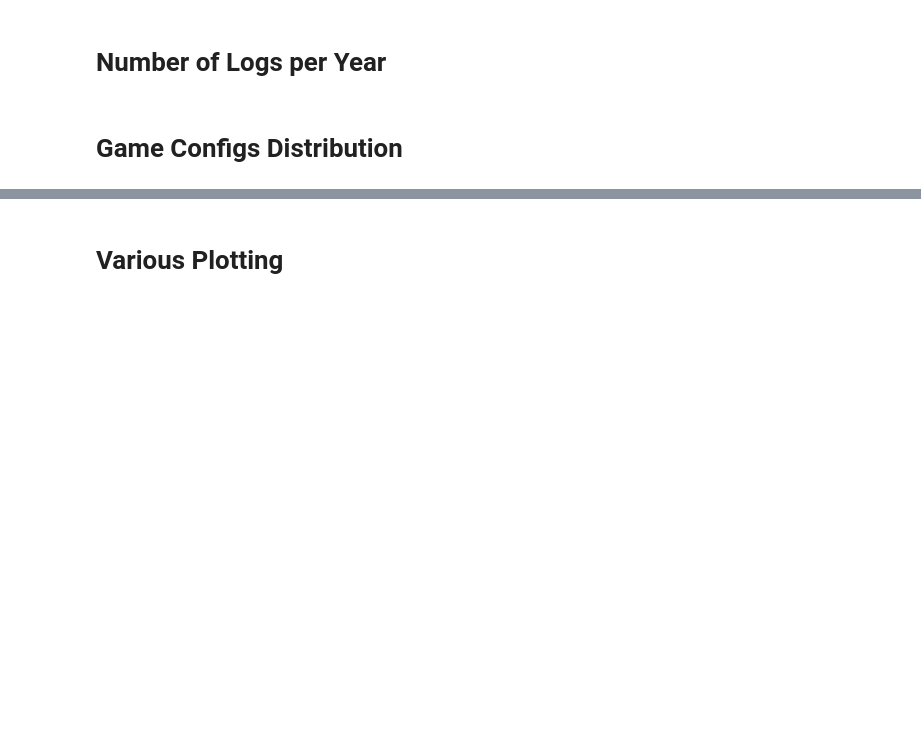
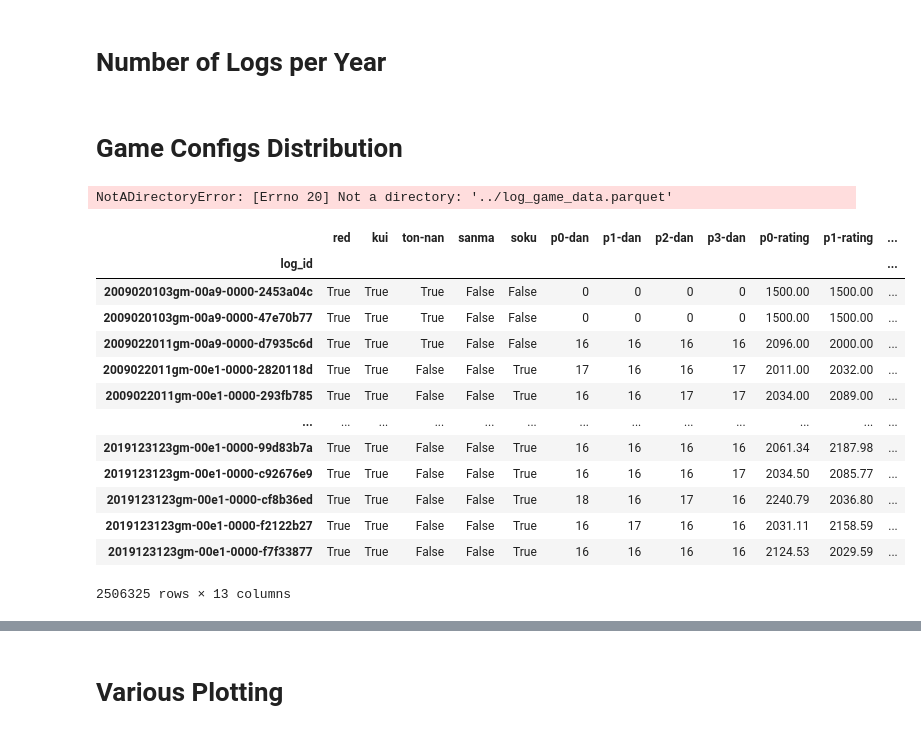
Before and after one commit to TrongTheAlpaca/mahjong_project, a Jupyter notebook: utilities/various_utilities.ipynb, the cells around one changed output, grey strips where cells are left out. Drawn from its saved outputs; the diff is of its cells as text; code cells hidden in the pictures; blank space fills up the shorter version.

```diff
--- a/utilities/various_utilities.ipynb
+++ b/utilities/various_utilities.ipynb
@@ -392,6 +370,34 @@ print("Filtered Total:", num_log_df['Filtered'].sum())
 log_plot = num_log_df.plot.bar(rot=0)
 # %% [markdown]
 # Game Configs Distribution
+# %%
+for i in (Path('..') / 'log_game_data.parquet').iterdir():
+    print(i)
+# %% [output]
+NotADirectoryError: [Errno 20] Not a directory: '../log_game_data.parquet'
 # %%
-config_distribution = game_data[['red', 'kui', 'soku', 'ton-nan', 'sanma']].value_counts(sort=False, normalize=True)
-config_distribution
+game_data = pd.read_parquet(Path('..') / 'log_game_data.parquet')
+
+config_distribution = game_data[['red', 'kui', 'soku', 'ton-nan', 'sanma']].value_counts(sort=True, normalize=True)
+
+cdf = config_distribution.to_frame().reset_index()
+cdf[0] *= 100
+cdf[0] = cdf[0].map('{:,.3f}'.format)
+# cdf.replace({True: 'On', False: 'Off'})
+# %%
+game_data
+# %% [output]
+|  | red | kui | ton-nan | sanma | soku | p0-dan | p1-dan | p2-dan | p3-dan | p0-rating | p1-rating | ... |
+| log_id |  |  |  |  |  |  |  |  |  |  |  | ... |
+| 2009020103gm-00a9-0000-2453a04c | True | True | True | False | False | 0 | 0 | 0 | 0 | 1500.00 | 1500.00 | ... |
+| 2009020103gm-00a9-0000-47e70b77 | True | True | True | False | False | 0 | 0 | 0 | 0 | 1500.00 | 1500.00 | ... |
+| 2009022011gm-00a9-0000-d7935c6d | True | True | True | False | False | 16 | 16 | 16 | 16 | 2096.00 | 2000.00 | ... |
+| 2009022011gm-00e1-0000-2820118d | True | True | False | False | True | 17 | 16 | 16 | 17 | 2011.00 | 2032.00 | ... |
+| 2009022011gm-00e1-0000-293fb785 | True | True | False | False | True | 16 | 16 | 17 | 17 | 2034.00 | 2089.00 | ... |
+| ... | ... | ... | ... | ... | ... | ... | ... | ... | ... | ... | ... | ... |
+| 2019123123gm-00e1-0000-99d83b7a | True | True | False | False | True | 16 | 16 | 16 | 16 | 2061.34 | 2187.98 | ... |
+| 2019123123gm-00e1-0000-c92676e9 | True | True | False | False | True | 16 | 16 | 16 | 17 | 2034.50 | 2085.77 | ... |
+| 2019123123gm-00e1-0000-cf8b36ed | True | True | False | False | True | 18 | 16 | 17 | 16 | 2240.79 | 2036.80 | ... |
+| 2019123123gm-00e1-0000-f2122b27 | True | True | False | False | True | 16 | 17 | 16 | 16 | 2031.11 | 2158.59 | ... |
+| 2019123123gm-00e1-0000-f7f33877 | True | True | False | False | True | 16 | 16 | 16 | 16 | 2124.53 | 2029.59 | ... |
+2506325 rows × 13 columns
```
Also changed, not shown: parts of 7 cells of this notebook, 37 other files.
